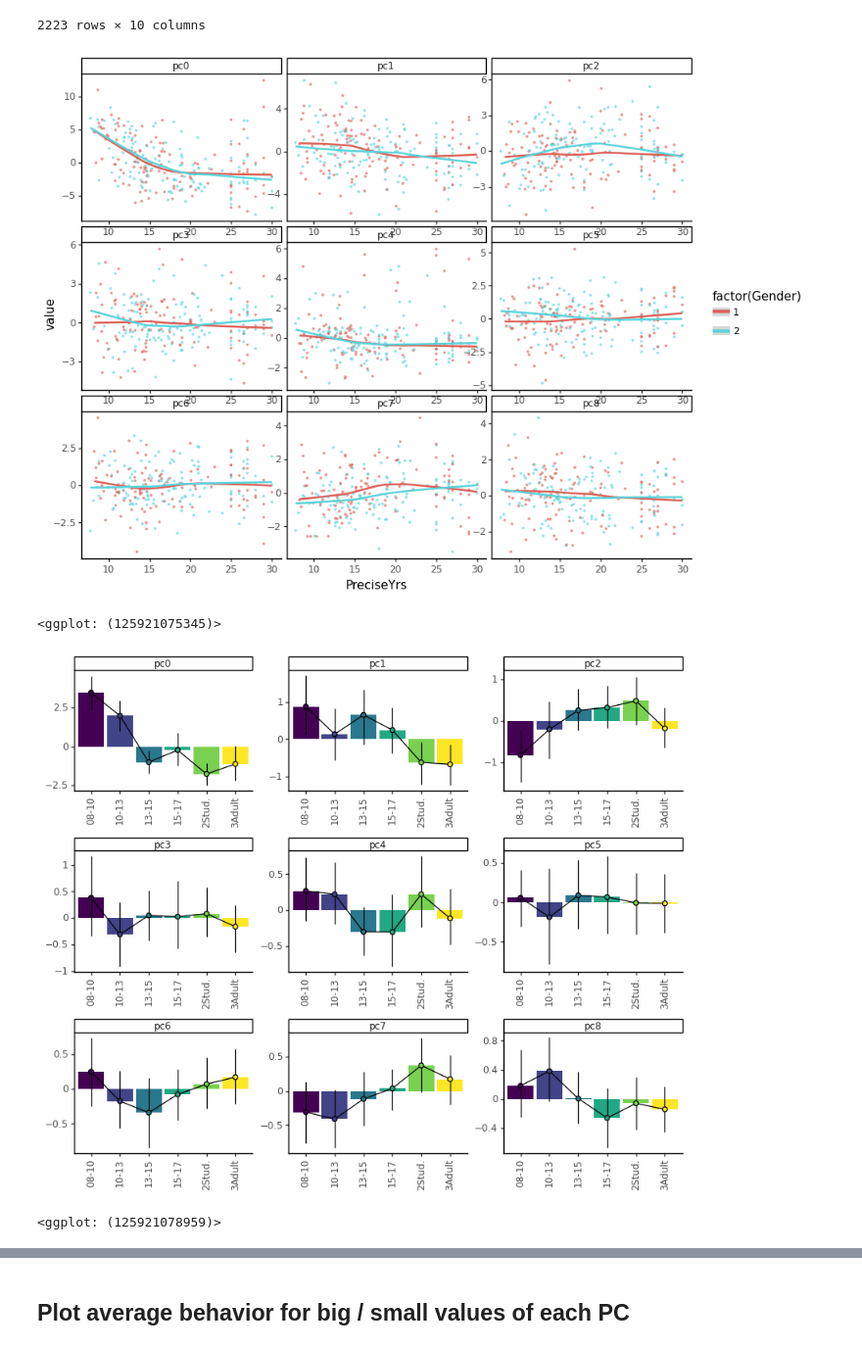
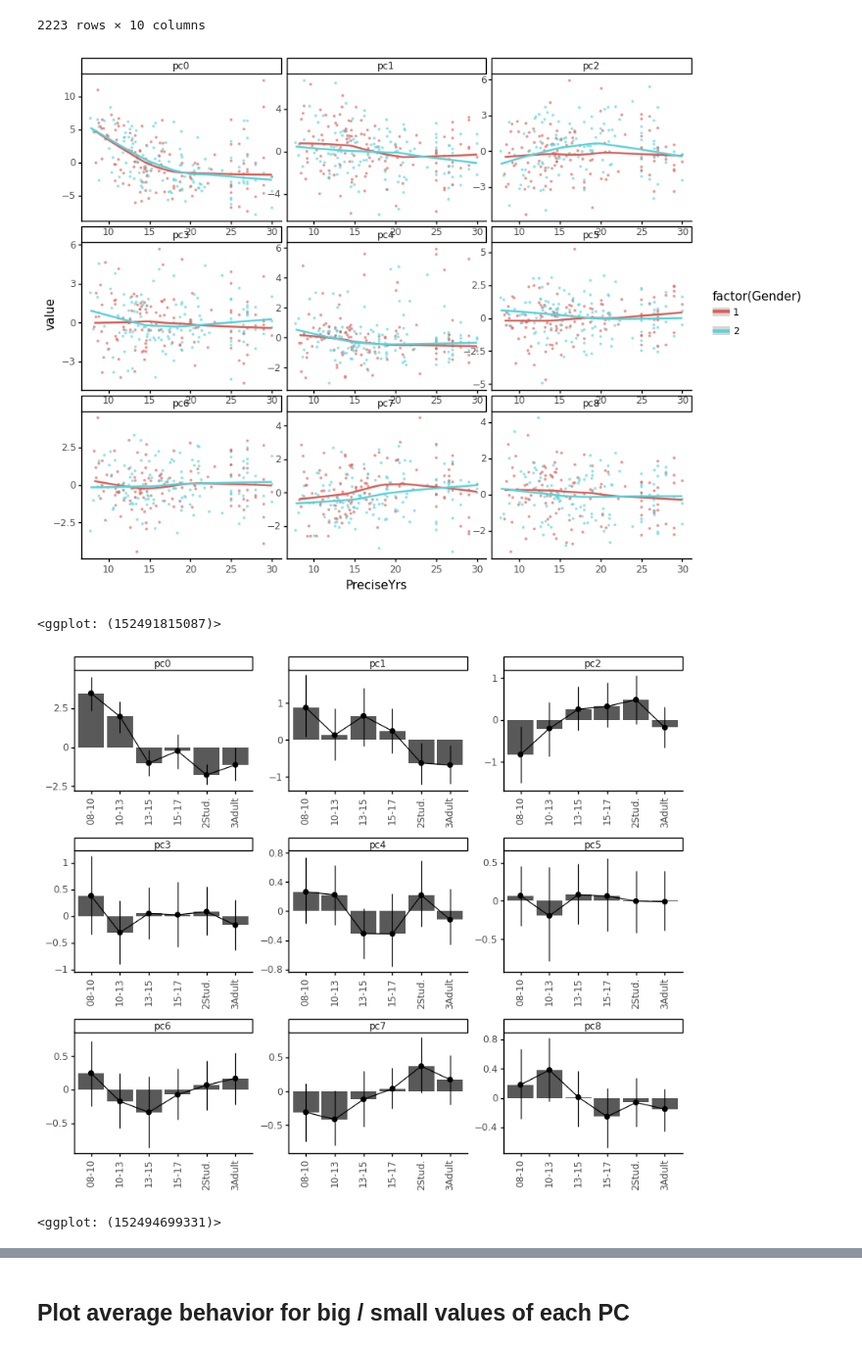
Before and after one commit to MariaEckstein/SLCN, a Jupyter notebook: models/MetaSLCN-06Plot3PCA.ipynb, the cells around one changed output, grey strips where cells are left out. Shown at 98% size. Saved outputs shown, nothing was run; the diff lists cells and outputs as text; code cells hidden in the pictures.

```diff
--- a/models/MetaSLCN-06Plot3PCA.ipynb
+++ b/models/MetaSLCN-06Plot3PCA.ipynb
@@ -83,0 +104,6 @@ pca_par, fit_par = run_pca(pca_dat_par)
+# %%
+# Flip the signs of FAs1-n based on the sign of FA0 (same preprocessing as for PCs)
+for i in range(1, len(fa_pd) - 1):
+    fa_pd.iloc[i] *= np.sign(fa_pd.iloc[0])
+
+fa_pd.head()
@@ -83,0 +118,5 @@ pca_par, fit_par = run_pca(pca_dat_par)
+# %%
+fa_long = pd.melt(fa_pd[:3], ignore_index=False, var_name='feature', value_name='loading')#, id_vars=['Factor_ID', ])
+fa_long = fa_long.reset_index().rename(columns={'index': 'FID'})
+fa_long['task'] = fa_long['feature'].apply(lambda x : x[:2])
+fa_long
@@ -83,0 +137,16 @@ pca_par, fit_par = run_pca(pca_dat_par)
+# %%
+gg.options.figure_size = (18, 12)
+g = (gg.ggplot(fa_long, gg.aes('feature', 'loading', fill='task'))
+ + gg.geom_bar(stat='identity')
+ + gg.scale_x_discrete(limits=x_ticks)
+ + gg.scales.scale_color_brewer(type='qual', palette=2)
+ + gg.scales.scale_fill_brewer(type='qual', palette=2)
+ + gg.geom_vline(xintercept=x_lines, linetype='dotted')
+ + gg.theme(axis_text_x=gg.element_text(rotation=90, hjust=0.5))
+ + gg.labs(x='', y='Loading')
+ + gg.facet_grid('FID ~')
+)
+
+g.save(os.path.join(plot_save_path, '3FALoadings.svg'))
+g.save(os.path.join(plot_save_path, '3FALoadings.png'))
+print(g)
@@ -162,6 +230,21 @@ fit_pd_par, fit_pd_long_par = create_fit_pd(fit_par, pca_dat_par, ids_par, ages_
 fit_pd_all.to_csv(os.path.join(data_save_path, 'fit_pd_all.csv'))
 fit_pd_beh.to_csv(os.path.join(data_save_path, 'fit_pd_beh.csv'))
 fit_pd_par.to_csv(os.path.join(data_save_path, 'fit_pd_par.csv'))
+# %%
+fit_pd_all = pd.read_csv(os.path.join(data_save_path, 'fit_pd_all.csv'))
+fit_pd_beh = pd.read_csv(os.path.join(data_save_path, 'fit_pd_beh.csv'))
+fit_pd_par = pd.read_csv(os.path.join(data_save_path, 'fit_pd_par.csv'))
+
+
+def make_fit_pd_long(fit_pd):
+
+    return fit_pd.melt(
+        value_vars=['pc{}'.format(i) for i in range(n_comp)],
+        id_vars=['ID', 'PreciseYrs', 'BMI', 'Gender', 'meanT', 'PDS'])
+
+fit_pd_long_all = make_fit_pd_long(fit_pd_all)
+fit_pd_long_beh = make_fit_pd_long(fit_pd_beh)
+fit_pd_long_par = make_fit_pd_long(fit_pd_par)
 # %%
 # Age in PC space
 def plot_age_in_pc_space(fit_pd, name):
@@ -254,34 +337,35 @@ def plot_pcs_over_age(fit_pd_long, name):
      + gg.facet_wrap('~ variable', scales='free')
     )
     g.save(os.path.join(plot_save_path, '3_PcsOverAge{}.png'.format(name)))
     print(g)
 
     g_t = g + gg.aes(x='meanT')
     g_t.save(os.path.join(plot_save_path, '3_PcsOverT{}.png'.format(name)))
 
     g_pds = g + gg.aes(x='PDS')
     g_pds.save(os.path.join(plot_save_path, '3_PcsOverPDS{}.png'.format(name)))
 
     g_group = (
-        gg.ggplot(fit_pd_long, gg.aes('age_group_', 'value', group=1, fill='age_group_')) # , fill='factor(Gender)', group='factor(Gender)'
+        gg.ggplot(fit_pd_long, gg.aes('age_group_', 'value', group=1)) # , fill='age_group_', fill='factor(Gender)', group='factor(Gender)'
         + gg.stat_summary(geom='bar', position=gg.position_dodge(width=0.2))
         + gg.stat_summary(geom='line', position=gg.position_dodge(width=0.2))
         + gg.stat_summary(position=gg.position_dodge(width=0.2))
         + gg.labs(x='', y='', fill='')
         + gg.theme(axis_text_x=gg.element_text(rotation=90, hjust=0.5))
         + gg.theme(subplots_adjust={'hspace': 0.5, 'wspace': 0.2})
         + gg.theme(legend_position='none')
         + gg.facet_wrap('~ variable', scales='free')
     )
     print(g_group)
     g_group.save(os.path.join(plot_save_path, '3_PcsOverAgeGroup{}.png'.format(name)))
+    g_group.save(os.path.join(plot_save_path, '3_PcsOverAgeGroup{}.svg'.format(name)))
 
 # Plot all
 plot_pcs_over_age(fit_pd_long_all, 'All')
 # plot_pcs_over_age(fit_pd_long_beh, 'Beh')
 # plot_pcs_over_age(fit_pd_long_par, 'Par')
 # %% [output]
 [figure]
-<ggplot: (125921075345)>
+<ggplot: (152491815087)>
-[figure, old version]
+[figure, new version]
-<ggplot: (125921078959)>
+<ggplot: (152494699331)>
```
Also changed, not shown: parts of 29 cells of this notebook, 19 other files.
